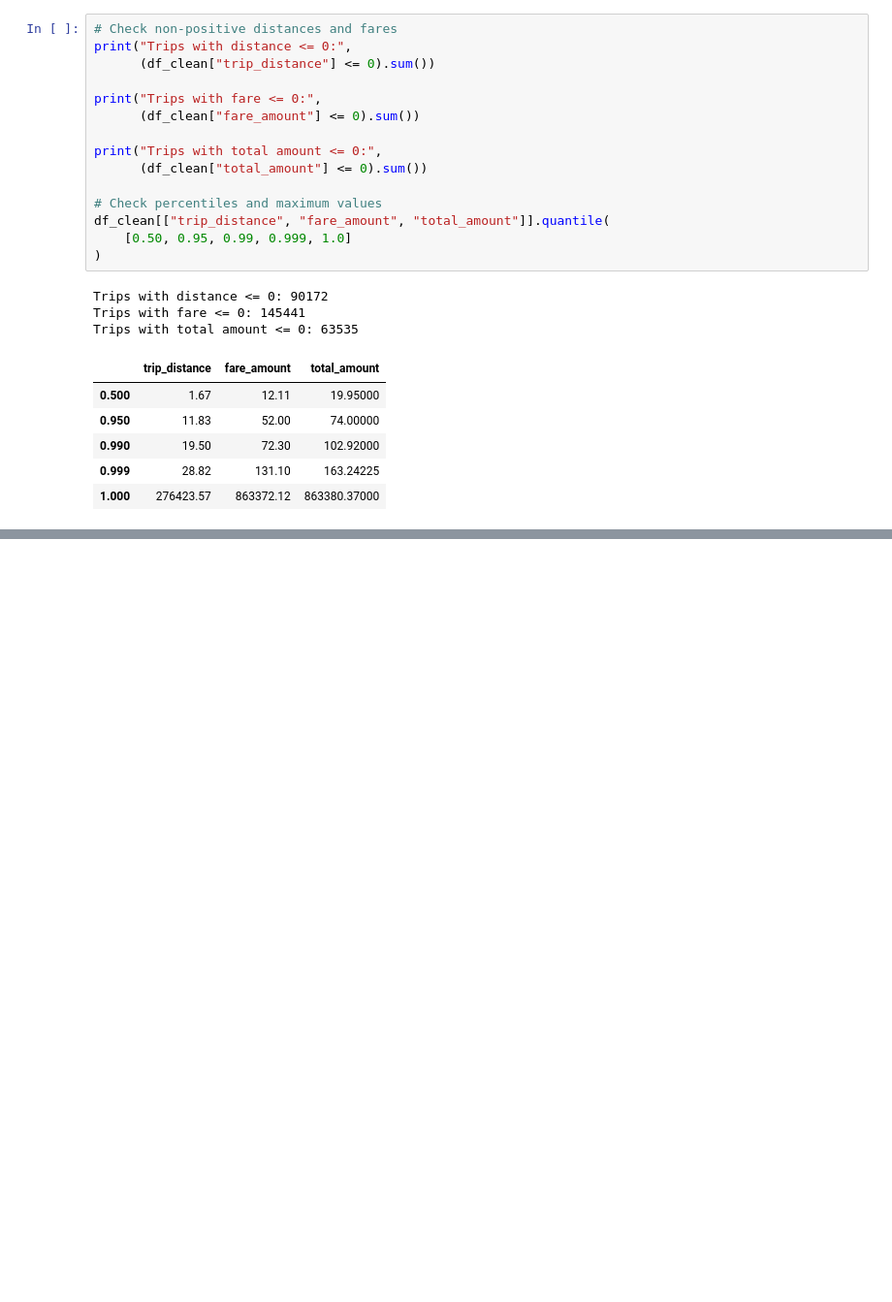
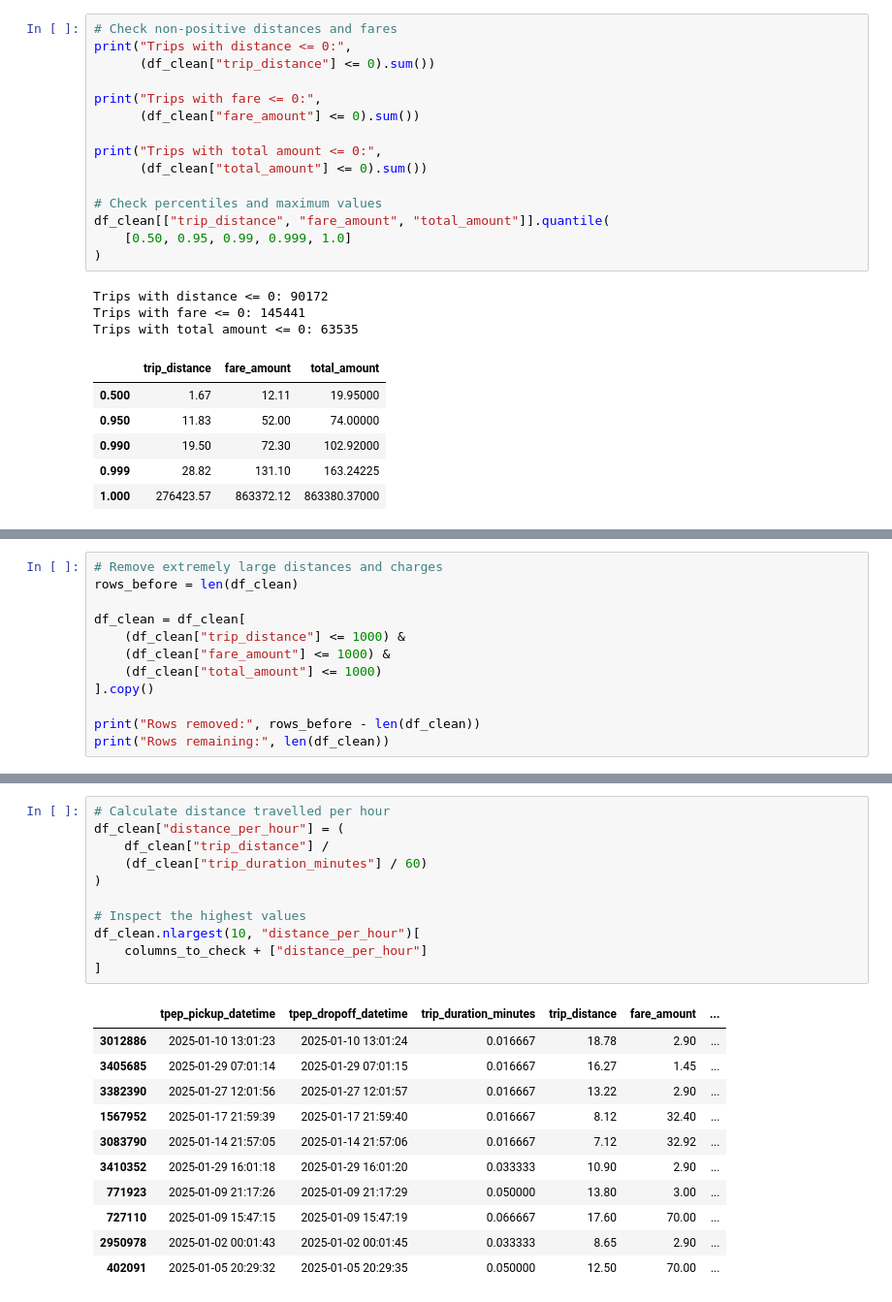
Before and after one commit to yuanzhumia0/CA1-2026025-Machine-Learning-for-Business, a Jupyter notebook: yuanzhu CA1.ipynb, the cells around one changed output, grey strips where cells are left out. Shown at 97% size. Saved outputs shown, nothing was run; the diff lists cells and outputs as text; blank space fills up the shorter version.

```diff
--- a/yuanzhu CA1.ipynb
+++ b/yuanzhu CA1.ipynb
@@ -353,0 +419,12 @@ Trips with total amount <= 0: 63535
+# %%
+# Remove extremely large distances and charges
+rows_before = len(df_clean)
+
+df_clean = df_clean[
+    (df_clean["trip_distance"] <= 1000) &
+    (df_clean["fare_amount"] <= 1000) &
+    (df_clean["total_amount"] <= 1000)
+].copy()
+
+print("Rows removed:", rows_before - len(df_clean))
+print("Rows remaining:", len(df_clean))
@@ -353,0 +440,23 @@ Trips with total amount <= 0: 63535
+# %%
+# Calculate distance travelled per hour
+df_clean["distance_per_hour"] = (
+    df_clean["trip_distance"] /
+    (df_clean["trip_duration_minutes"] / 60)
+)
+
+# Inspect the highest values
+df_clean.nlargest(10, "distance_per_hour")[
+    columns_to_check + ["distance_per_hour"]
+]
+# %% [output]
+|  | tpep_pickup_datetime | tpep_dropoff_datetime | trip_duration_minutes | trip_distance | fare_amount | ... |
+| 3012886 | 2025-01-10 13:01:23 | 2025-01-10 13:01:24 | 0.016667 | 18.78 | 2.90 | ... |
+| 3405685 | 2025-01-29 07:01:14 | 2025-01-29 07:01:15 | 0.016667 | 16.27 | 1.45 | ... |
+| 3382390 | 2025-01-27 12:01:56 | 2025-01-27 12:01:57 | 0.016667 | 13.22 | 2.90 | ... |
+| 1567952 | 2025-01-17 21:59:39 | 2025-01-17 21:59:40 | 0.016667 | 8.12 | 32.40 | ... |
+| 3083790 | 2025-01-14 21:57:05 | 2025-01-14 21:57:06 | 0.016667 | 7.12 | 32.92 | ... |
+| 3410352 | 2025-01-29 16:01:18 | 2025-01-29 16:01:20 | 0.033333 | 10.90 | 2.90 | ... |
+| 771923 | 2025-01-09 21:17:26 | 2025-01-09 21:17:29 | 0.050000 | 13.80 | 3.00 | ... |
+| 727110 | 2025-01-09 15:47:15 | 2025-01-09 15:47:19 | 0.066667 | 17.60 | 70.00 | ... |
+| 2950978 | 2025-01-02 00:01:43 | 2025-01-02 00:01:45 | 0.033333 | 8.65 | 2.90 | ... |
+| 402091 | 2025-01-05 20:29:32 | 2025-01-05 20:29:35 | 0.050000 | 12.50 | 70.00 | ... |
```
Also changed, not shown: parts of 20 cells of this notebook.
